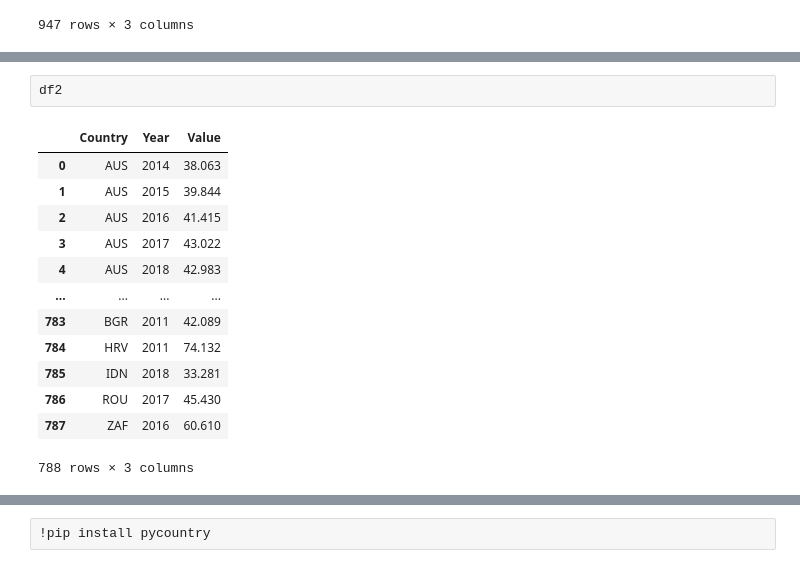
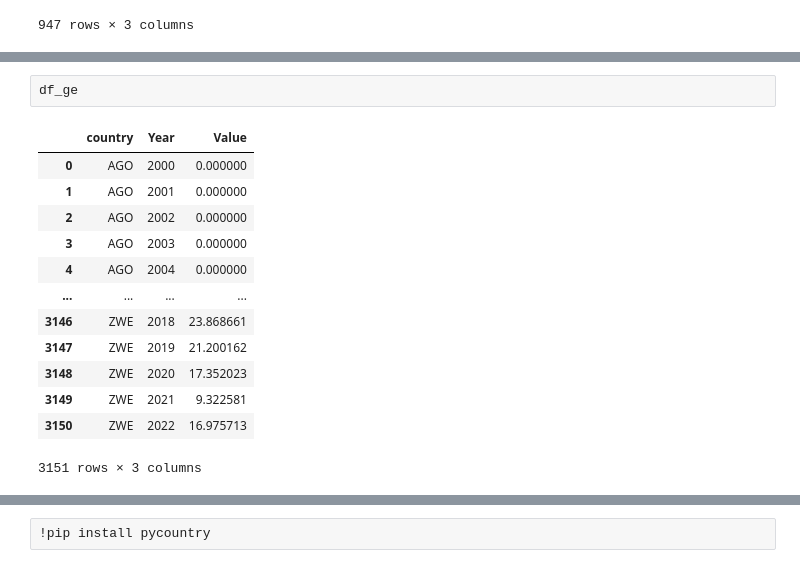
Before and after one commit to FRA-0023/Economic_Structural_Resilience_in_OECD_Countries, a Jupyter notebook: Data_Preprocessing.ipynb, the cells around one changed output, grey strips where cells are left out. Drawn from its saved outputs; the diff is of its cells as text.

```diff
--- a/Data_Preprocessing.ipynb
+++ b/Data_Preprocessing.ipynb
@@ -174,21 +279,21 @@ for name, df in datasets.items():
         aggfunc="mean"
     ).sort_index()
 # %%
-df2
+df_ge
 # %% [output]
-|  | Country | Year | Value |
-| 0 | AUS | 2014 | 38.063 |
-| 1 | AUS | 2015 | 39.844 |
-| 2 | AUS | 2016 | 41.415 |
-| 3 | AUS | 2017 | 43.022 |
-| 4 | AUS | 2018 | 42.983 |
+|  | country | Year | Value |
+| 0 | AGO | 2000 | 0.000000 |
+| 1 | AGO | 2001 | 0.000000 |
+| 2 | AGO | 2002 | 0.000000 |
+| 3 | AGO | 2003 | 0.000000 |
+| 4 | AGO | 2004 | 0.000000 |
 | ... | ... | ... | ... |
-| 783 | BGR | 2011 | 42.089 |
-| 784 | HRV | 2011 | 74.132 |
-| 785 | IDN | 2018 | 33.281 |
-| 786 | ROU | 2017 | 45.430 |
-| 787 | ZAF | 2016 | 60.610 |
+| 3146 | ZWE | 2018 | 23.868661 |
+| 3147 | ZWE | 2019 | 21.200162 |
+| 3148 | ZWE | 2020 | 17.352023 |
+| 3149 | ZWE | 2021 | 9.322581 |
+| 3150 | ZWE | 2022 | 16.975713 |
-788 rows × 3 columns
+3151 rows × 3 columns
 # %%
 #merging the datasets based on the year
 # STEP 1: Convert each pivot dataset to LONG format
```
Also changed, not shown: parts of 44 cells of this notebook, 2 other files.
